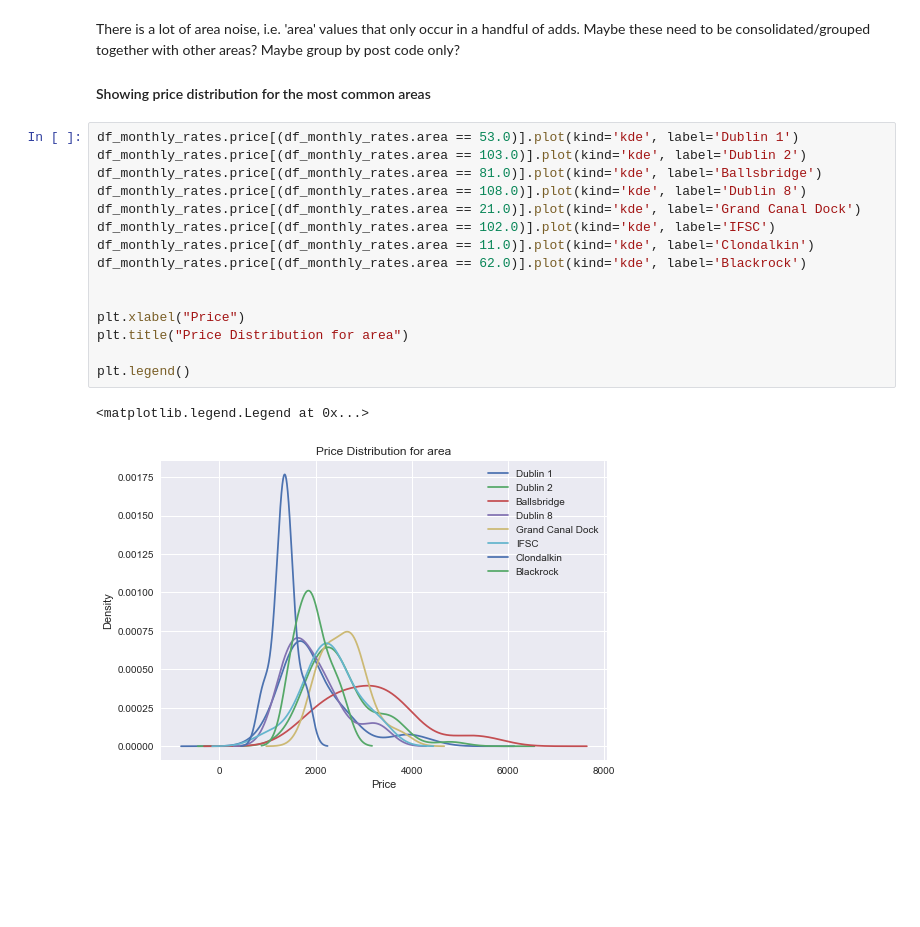
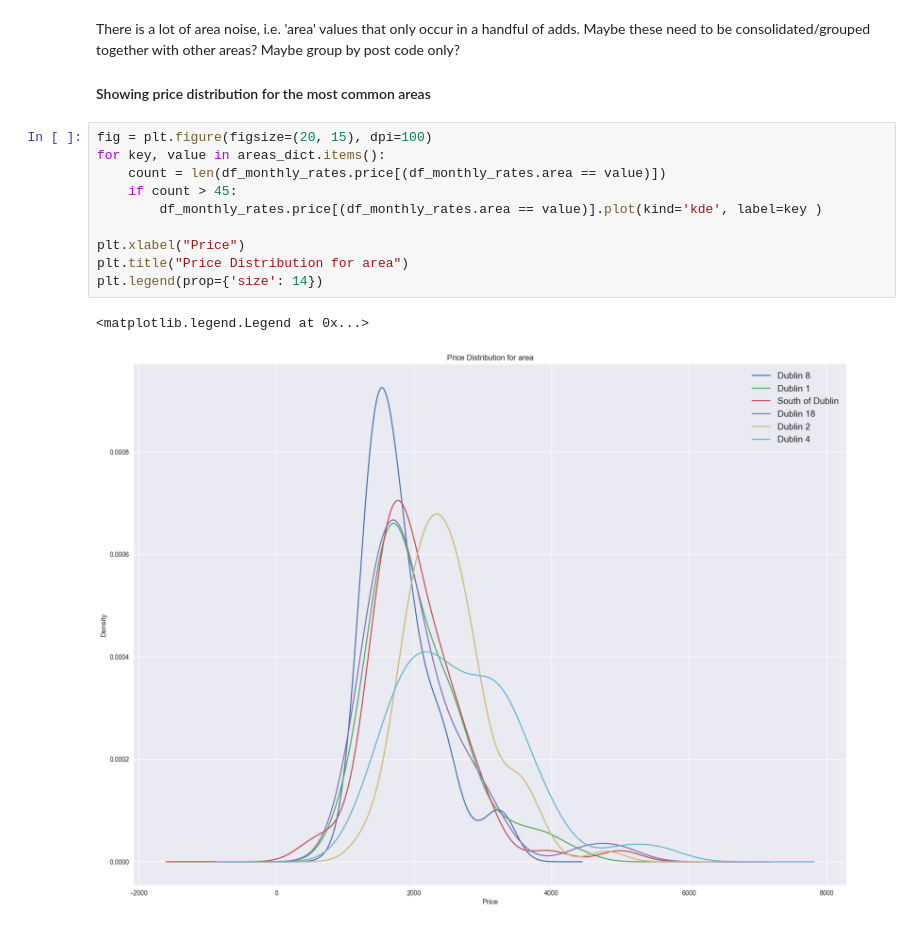
Before and after one commit to daft-project/daft-project, a Jupyter notebook: heidisandbox/Data Cleaning.ipynb, the cells around one changed output. Drawn from its saved outputs; the diff is of its cells as text; blank space fills up the shorter version.

Commit message:
added more adds, grouped areas a bit (this shows better price correlation)

```diff
--- a/heidisandbox/Data Cleaning.ipynb
+++ b/heidisandbox/Data Cleaning.ipynb
@@ -235,21 +349,16 @@ Maybe these need to be consolidated/grouped together with other areas?
 Maybe group by post code only?
 
 #### Showing price distribution for the most common areas
-# %%
-df_monthly_rates.price[(df_monthly_rates.area == 53.0)].plot(kind='kde', label='Dublin 1')
-df_monthly_rates.price[(df_monthly_rates.area == 103.0)].plot(kind='kde', label='Dublin 2')
-df_monthly_rates.price[(df_monthly_rates.area == 81.0)].plot(kind='kde', label='Ballsbridge')
-df_monthly_rates.price[(df_monthly_rates.area == 108.0)].plot(kind='kde', label='Dublin 8')
-df_monthly_rates.price[(df_monthly_rates.area == 21.0)].plot(kind='kde', label='Grand Canal Dock')
-df_monthly_rates.price[(df_monthly_rates.area == 102.0)].plot(kind='kde', label='IFSC')
-df_monthly_rates.price[(df_monthly_rates.area == 11.0)].plot(kind='kde', label='Clondalkin')
-df_monthly_rates.price[(df_monthly_rates.area == 62.0)].plot(kind='kde', label='Blackrock')
-
-
-plt.xlabel("Price")
-plt.title("Price Distribution for area")
-
-plt.legend()
-# %% [output]
-<matplotlib.legend.Legend at 0x...>
-[figure, removed]
+# %%
+fig = plt.figure(figsize=(20, 15), dpi=100)
+for key, value in areas_dict.items():
+    count = len(df_monthly_rates.price[(df_monthly_rates.area == value)])
+    if count > 45:
+        df_monthly_rates.price[(df_monthly_rates.area == value)].plot(kind='kde', label=key )
+
+plt.xlabel("Price")
+plt.title("Price Distribution for area")
+plt.legend(prop={'size': 14})
+# %% [output]
+<matplotlib.legend.Legend at 0x...>
+[figure, added]
```
Also changed, not shown: parts of 11 cells of this notebook, 5 other files.
